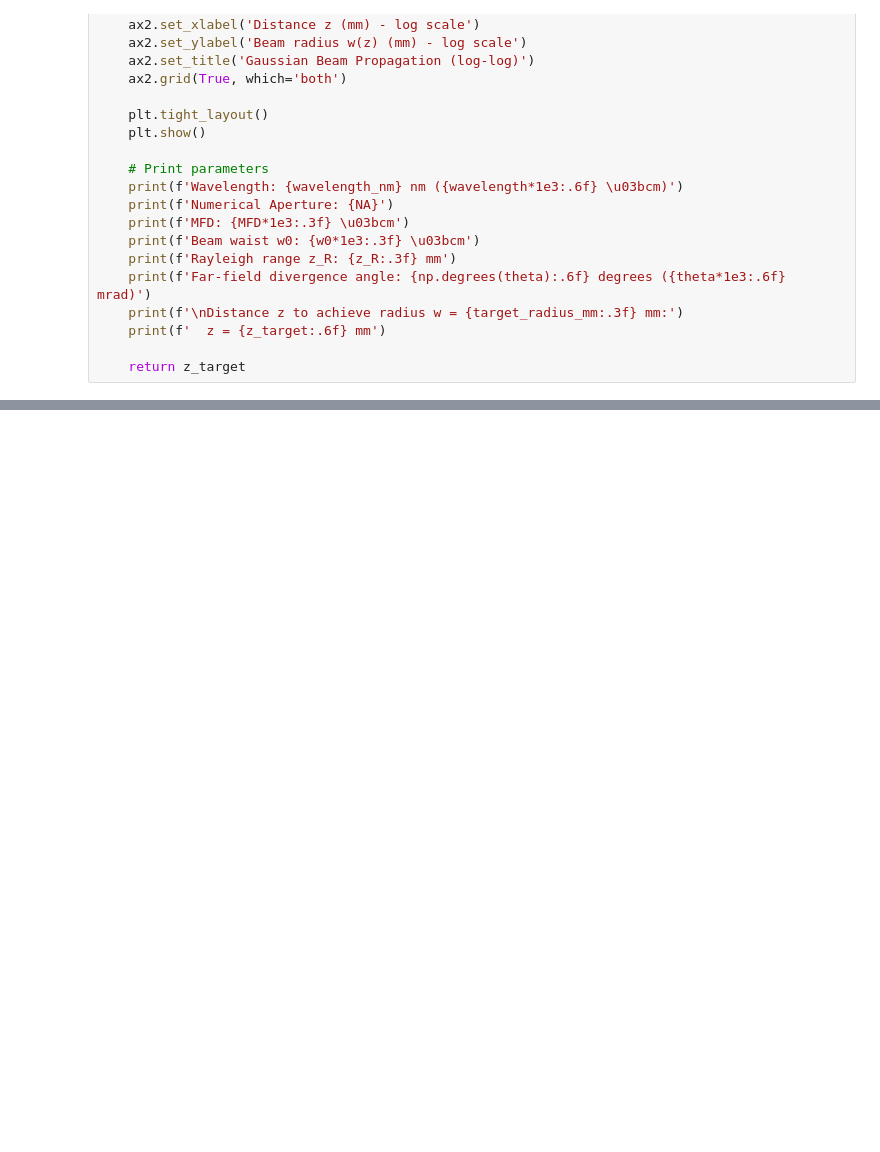
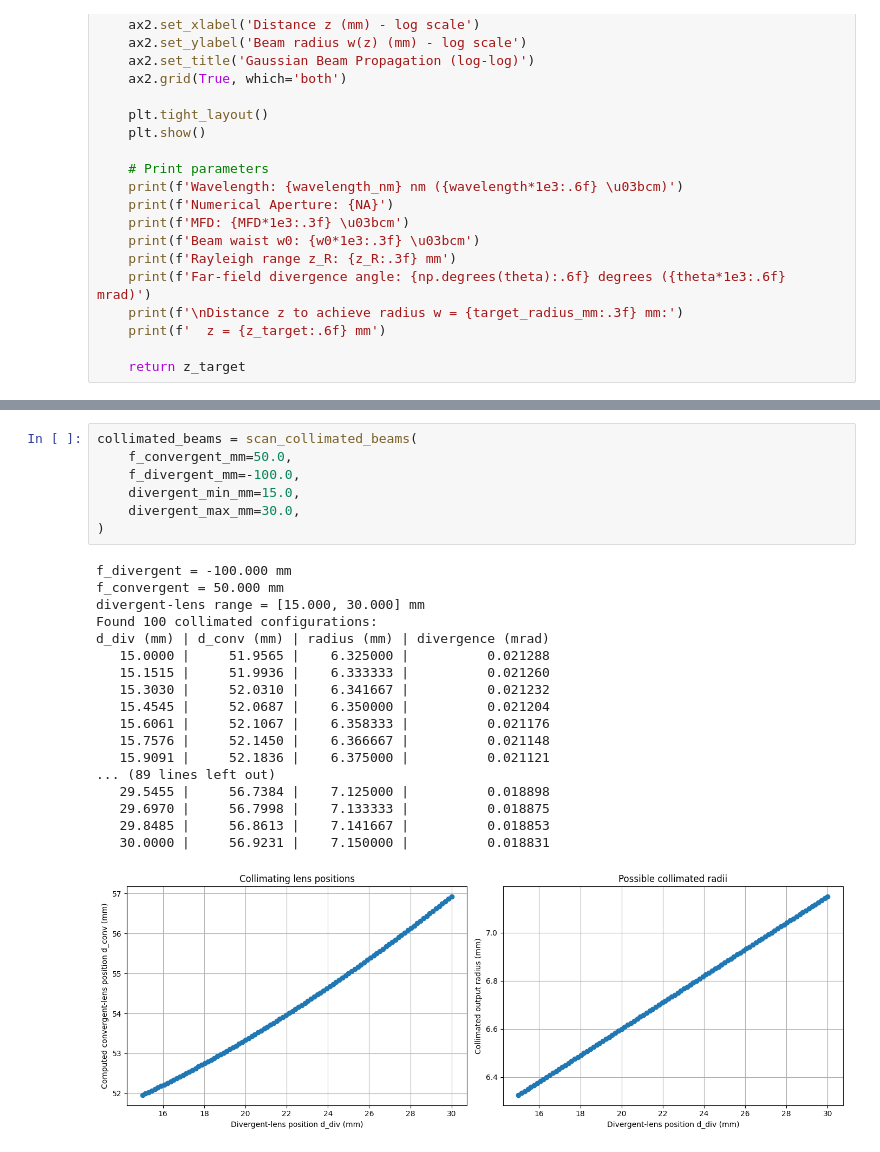
Before and after one commit to Eric-Vidal-hub/PhD_simulations, a Jupyter notebook: collimator.ipynb, the cells around one changed output, grey strips where cells are left out. Drawn from its saved outputs; the diff is of its cells as text; blank space fills up the shorter version.

```diff
--- a/collimator.ipynb
+++ b/collimator.ipynb
@@ -144,0 +365,26 @@ $$z = z_R \sqrt{\left(\frac{w}{w_0}\right)^2 - 1}$$
+# %%
+collimated_beams = scan_collimated_beams(
+    f_convergent_mm=50.0,
+    f_divergent_mm=-100.0,
+    divergent_min_mm=15.0,
+    divergent_max_mm=30.0,
+)
+# %% [output]
+f_divergent = -100.000 mm
+f_convergent = 50.000 mm
+divergent-lens range = [15.000, 30.000] mm
+Found 100 collimated configurations:
+d_div (mm) | d_conv (mm) | radius (mm) | divergence (mrad)
+   15.0000 |     51.9565 |    6.325000 |          0.021288
+   15.1515 |     51.9936 |    6.333333 |          0.021260
+   15.3030 |     52.0310 |    6.341667 |          0.021232
+   15.4545 |     52.0687 |    6.350000 |          0.021204
+   15.6061 |     52.1067 |    6.358333 |          0.021176
+   15.7576 |     52.1450 |    6.366667 |          0.021148
+   15.9091 |     52.1836 |    6.375000 |          0.021121
+... (89 lines left out)
+   29.5455 |     56.7384 |    7.125000 |          0.018898
+   29.6970 |     56.7998 |    7.133333 |          0.018875
+   29.8485 |     56.8613 |    7.141667 |          0.018853
+   30.0000 |     56.9231 |    7.150000 |          0.018831
+[figure, added]
```
Also changed, not shown: parts of 11 cells of this notebook.
